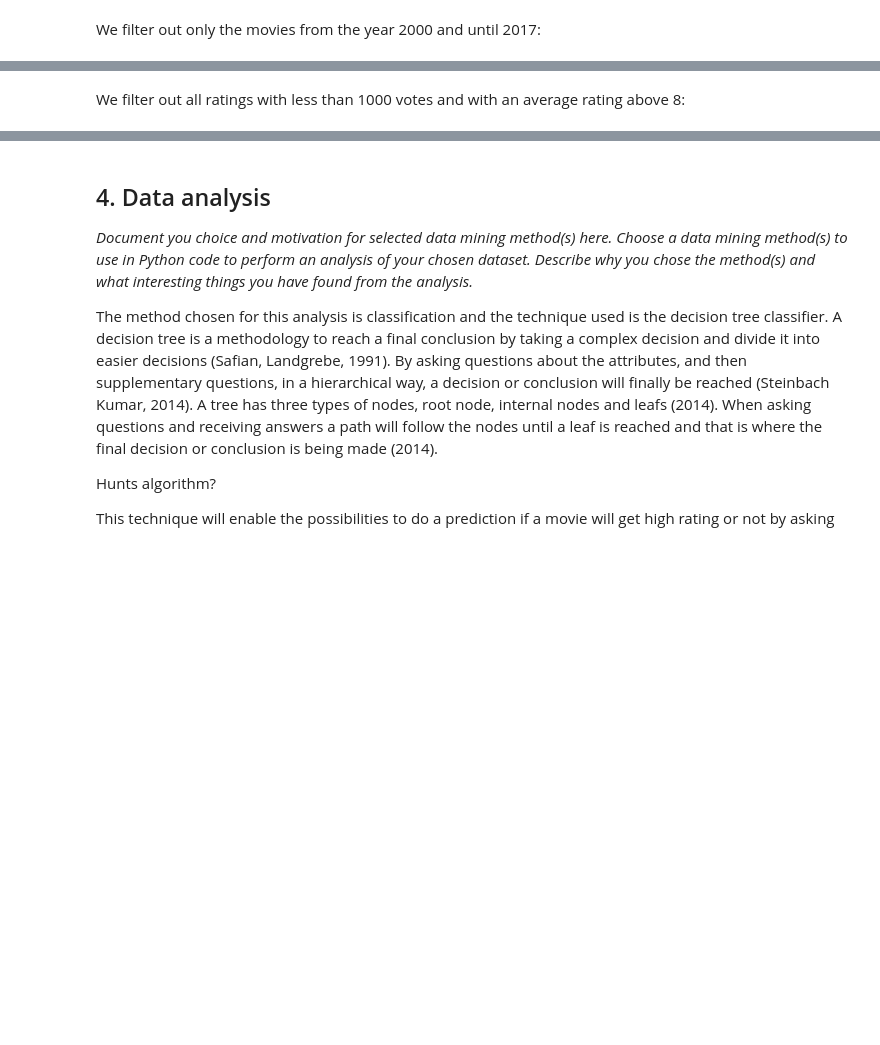
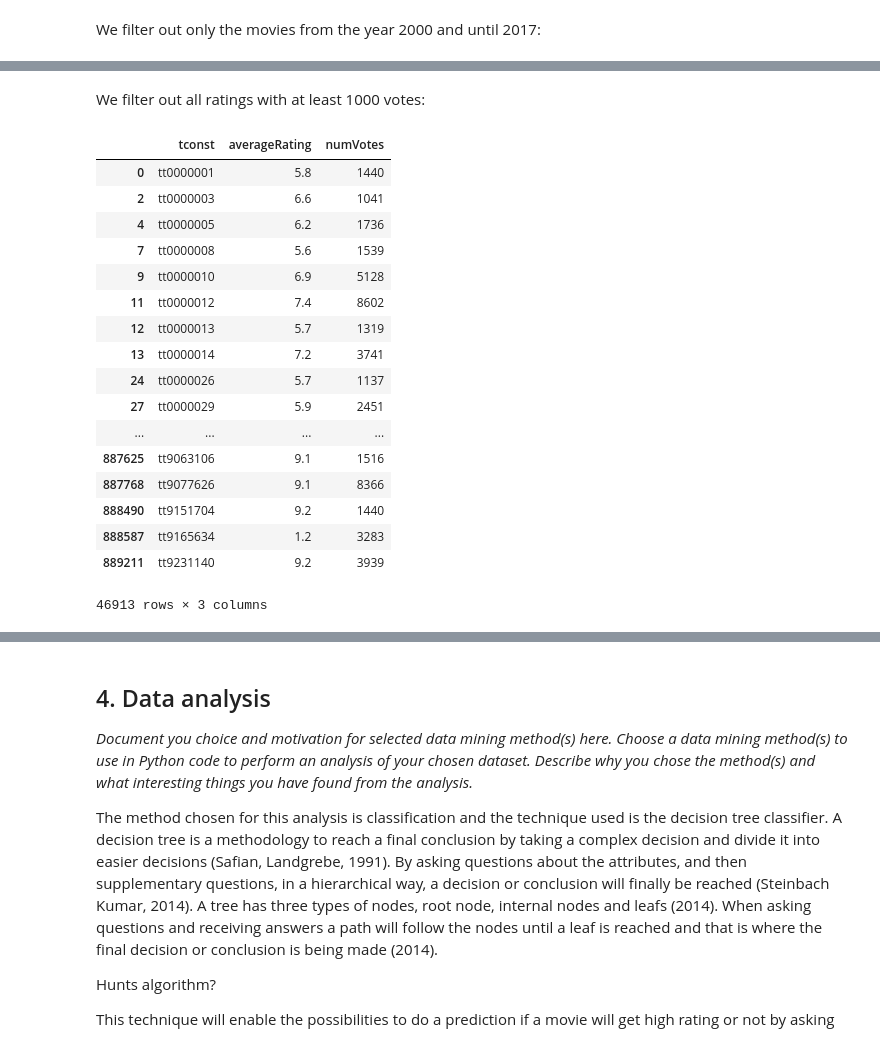
Before and after one commit to philipohlund/2IS063_project, a Jupyter notebook: Data Mining Project.ipynb, the cells around one changed output, grey strips where cells are left out. Drawn from its saved outputs; the diff is of its cells as text; code cells hidden in the pictures; blank space fills up the shorter version.

```diff
--- a/Data Mining Project.ipynb
+++ b/Data Mining Project.ipynb
@@ -147,9 +166,27 @@ title_basics_filtered
 # %% [markdown]
-We filter out all ratings with less than 1000 votes and with an average rating above 8:
+We filter out all ratings with at least 1000 votes:
 # %%
 title_ratings_filtered = title_ratings.loc[title_ratings['numVotes'] >= 1000]
-title_ratings_filtered = title_ratings_filtered.loc[title_ratings_filtered['averageRating'] >= 8.0]
 title_ratings_filtered
+# %% [output]
+|  | tconst | averageRating | numVotes |
+| 0 | tt0000001 | 5.8 | 1440 |
+| 2 | tt0000003 | 6.6 | 1041 |
+| 4 | tt0000005 | 6.2 | 1736 |
+| 7 | tt0000008 | 5.6 | 1539 |
+| 9 | tt0000010 | 6.9 | 5128 |
+| 11 | tt0000012 | 7.4 | 8602 |
+| 12 | tt0000013 | 5.7 | 1319 |
+| 13 | tt0000014 | 7.2 | 3741 |
+| 24 | tt0000026 | 5.7 | 1137 |
+| 27 | tt0000029 | 5.9 | 2451 |
+| ... | ... | ... | ... |
+| 887625 | tt9063106 | 9.1 | 1516 |
+| 887768 | tt9077626 | 9.1 | 8366 |
+| 888490 | tt9151704 | 9.2 | 1440 |
+| 888587 | tt9165634 | 1.2 | 3283 |
+| 889211 | tt9231140 | 9.2 | 3939 |
+46913 rows × 3 columns
 # %%
 movies_ratings = pd.merge(title_basics_filtered, title_ratings_filtered, on='tconst')
 movies_ratings
```
Also changed, not shown: parts of 12 cells of this notebook.
